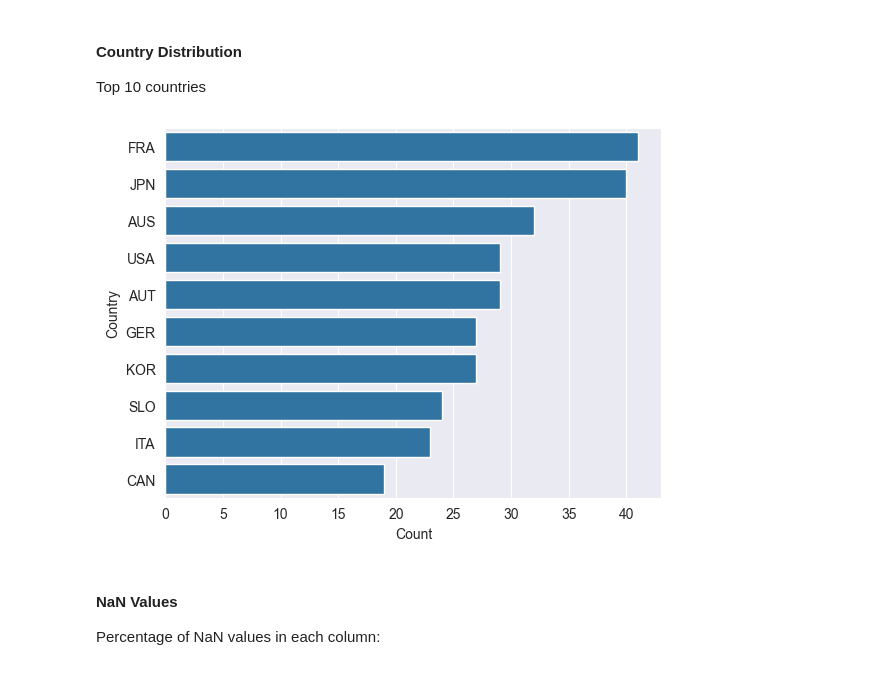
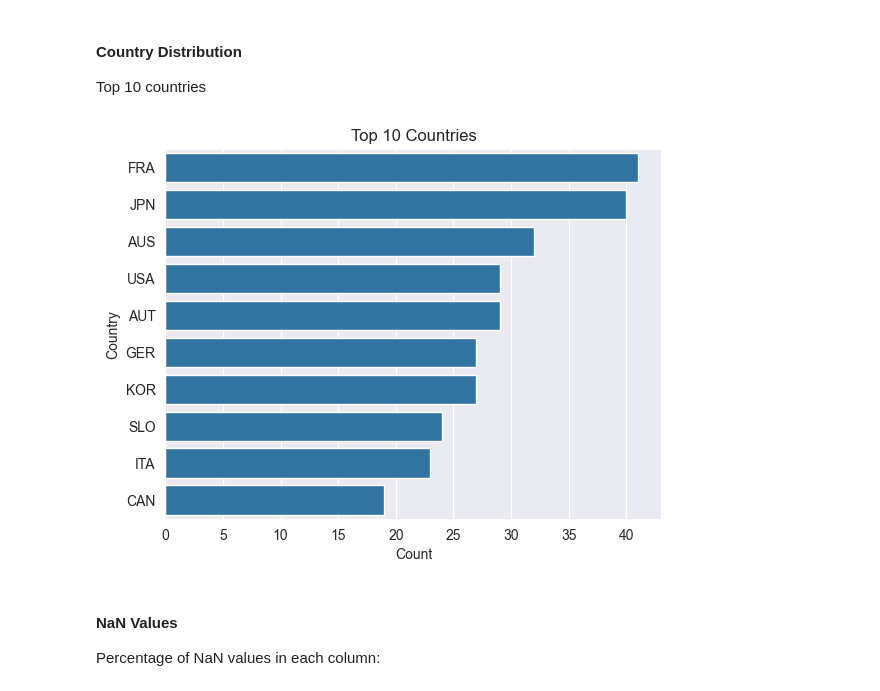
Before and after one commit to ssinix/crag-to-competition, a Jupyter notebook: 02_data_analysis/2.1_EDA.ipynb, the cells around one changed output. Saved outputs shown, nothing was run; the diff lists cells and outputs as text; code cells hidden in the pictures.

```diff
--- a/02_data_analysis/2.1_EDA.ipynb
+++ b/02_data_analysis/2.1_EDA.ipynb
@@ -98,11 +98,12 @@ Top 10 countries
 # %%
 top_countries = df['country'].value_counts().head(10)
 sns.barplot(x=top_countries.values, y=top_countries.index)
 plt.xlabel('Count')
 plt.ylabel('Country')
+plt.title('Top 10 Countries')
 plt.show()
 # %% [output]
-[figure, old version]
+[figure, new version]
 # %% [markdown]
 #### NaN Values
 Percentage of NaN values in each column:
```
Also changed, not shown: parts of 20 cells of this notebook.
